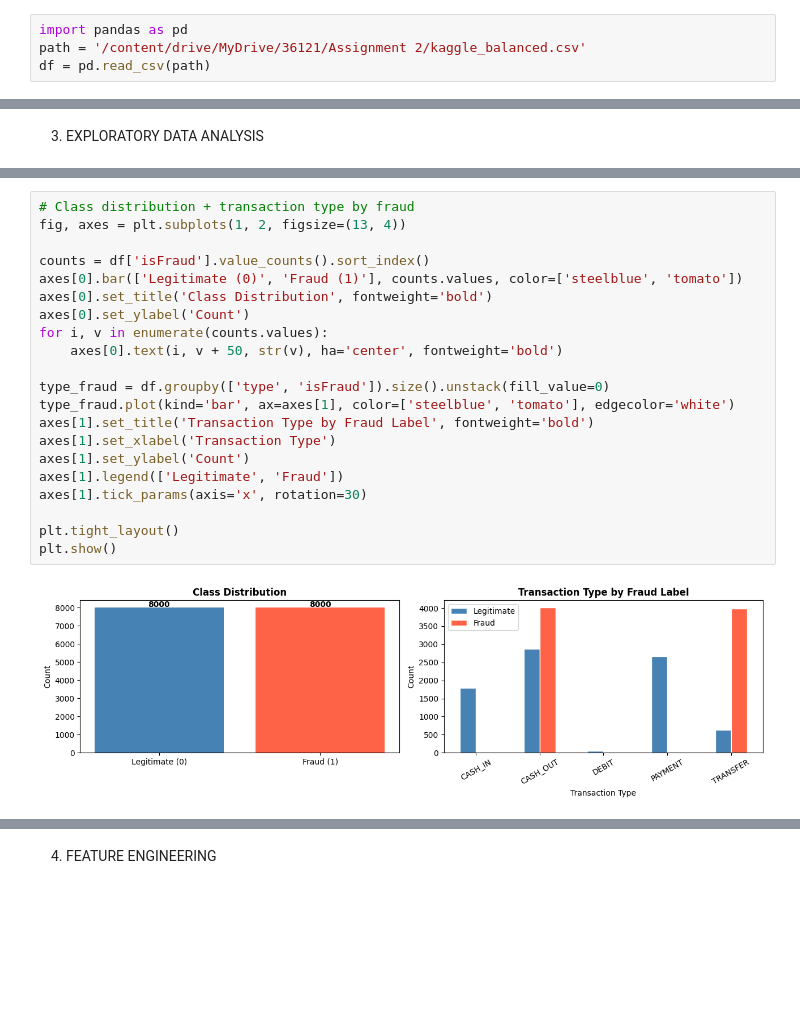
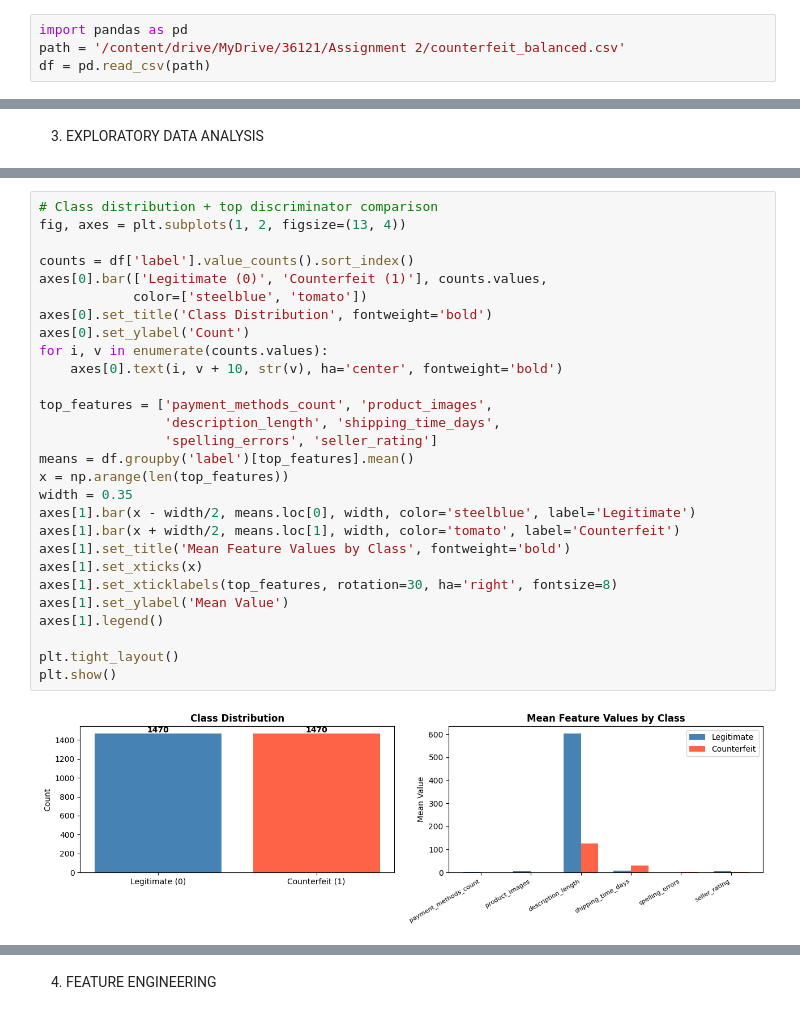
Before and after one commit to Amanda1005/FraudRadar-AU, a Jupyter notebook: notebooks/03_Isolation_forest.ipynb, the cells around one changed output, grey strips where cells are left out. Drawn from its saved outputs; the diff is of its cells as text; blank space fills up the shorter version.

```diff
--- a/notebooks/03_Isolation_forest.ipynb
+++ b/notebooks/03_Isolation_forest.ipynb
@@ -8,6 +8,6 @@ Drive already mounted at /content/drive; to attempt to forcibly remount, call dr
 # %%
 import pandas as pd
-path = '/content/drive/MyDrive/36121/Assignment 2/kaggle_balanced.csv'
+path = '/content/drive/MyDrive/36121/Assignment 2/counterfeit_balanced.csv'
 df = pd.read_csv(path)
 # %% [markdown]
 2. IMPORT LIBRARIES
@@ -79,24 +72,31 @@ Name: count, dtype: int64
 # %%
-# Class distribution + transaction type by fraud
+# Class distribution + top discriminator comparison
 fig, axes = plt.subplots(1, 2, figsize=(13, 4))
 
-counts = df['isFraud'].value_counts().sort_index()
-axes[0].bar(['Legitimate (0)', 'Fraud (1)'], counts.values, color=['steelblue', 'tomato'])
+counts = df['label'].value_counts().sort_index()
+axes[0].bar(['Legitimate (0)', 'Counterfeit (1)'], counts.values,
+            color=['steelblue', 'tomato'])
 axes[0].set_title('Class Distribution', fontweight='bold')
 axes[0].set_ylabel('Count')
 for i, v in enumerate(counts.values):
-    axes[0].text(i, v + 50, str(v), ha='center', fontweight='bold')
+    axes[0].text(i, v + 10, str(v), ha='center', fontweight='bold')
 
-type_fraud = df.groupby(['type', 'isFraud']).size().unstack(fill_value=0)
-type_fraud.plot(kind='bar', ax=axes[1], color=['steelblue', 'tomato'], edgecolor='white')
-axes[1].set_title('Transaction Type by Fraud Label', fontweight='bold')
-axes[1].set_xlabel('Transaction Type')
-axes[1].set_ylabel('Count')
-axes[1].legend(['Legitimate', 'Fraud'])
-axes[1].tick_params(axis='x', rotation=30)
+top_features = ['payment_methods_count', 'product_images',
+                'description_length', 'shipping_time_days',
+                'spelling_errors', 'seller_rating']
+means = df.groupby('label')[top_features].mean()
+x = np.arange(len(top_features))
+width = 0.35
+axes[1].bar(x - width/2, means.loc[0], width, color='steelblue', label='Legitimate')
+axes[1].bar(x + width/2, means.loc[1], width, color='tomato', label='Counterfeit')
+axes[1].set_title('Mean Feature Values by Class', fontweight='bold')
+axes[1].set_xticks(x)
+axes[1].set_xticklabels(top_features, rotation=30, ha='right', fontsize=8)
+axes[1].set_ylabel('Mean Value')
+axes[1].legend()
 
 plt.tight_layout()
 plt.show()
 # %% [output]
-[figure, old version]
+[figure, new version]
 # %%
```
Also changed, not shown: parts of 43 cells of this notebook.
